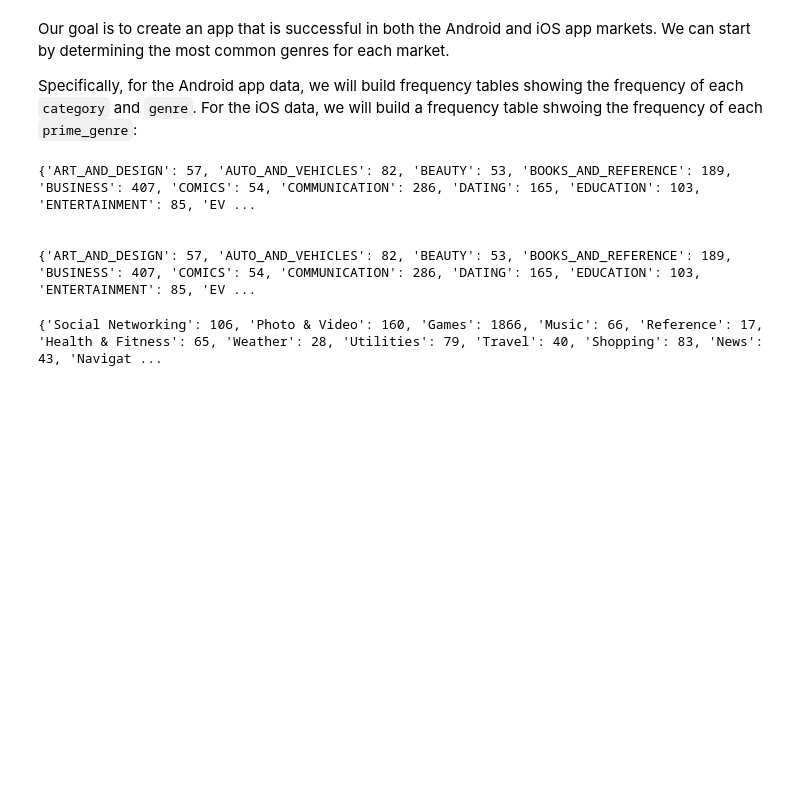
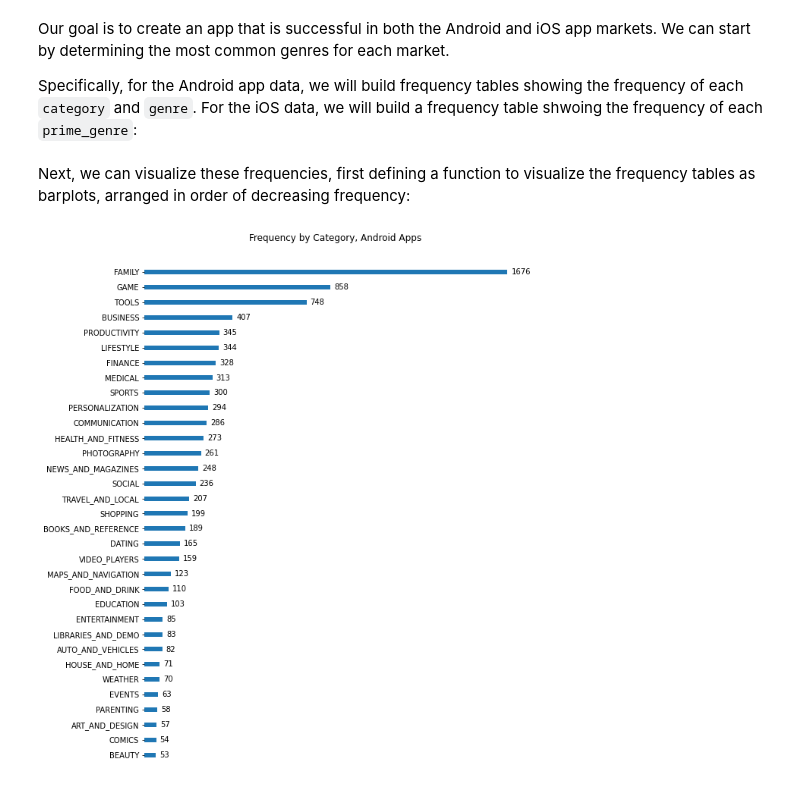
Before and after one commit to shelbybachman/app-ratings, a Jupyter notebook: app-ratings.ipynb, the cells around one changed output. Saved outputs shown, nothing was run; the diff lists cells and outputs as text; code cells hidden in the pictures; blank space fills up the shorter version.

Commit message:
add analysis of apps by category/genre

```diff
--- a/app-ratings.ipynb
+++ b/app-ratings.ipynb
@@ -293,20 +295,57 @@ def freq_table(dataset, index):
 # %%
 # create frequency table for android apps, category
 android_freq_category = freq_table(android_free, 1)
-print(android_freq_category)
-print('\n')
 
 # create frequency table for android apps, genre
-android_freq_genre = freq_table(android_free, 1)
-print(android_freq_genre)
+android_freq_genre = freq_table(android_free, 9)
-# %% [output]
-{'ART_AND_DESIGN': 57, 'AUTO_AND_VEHICLES': 82, 'BEAUTY': 53, 'BOOKS_AND_REFERENCE': 189, 'BUSINESS': 407, 'COMICS': 54, 'COMMUNICATION': 286, 'DATING': 165, 'EDUCATION': 103, 'ENTERTAINMENT': 85, 'EV ...
-
-
-{'ART_AND_DESIGN': 57, 'AUTO_AND_VEHICLES': 82, 'BEAUTY': 53, 'BOOKS_AND_REFERENCE': 189, 'BUSINESS': 407, 'COMICS': 54, 'COMMUNICATION': 286, 'DATING': 165, 'EDUCATION': 103, 'ENTERTAINMENT': 85, 'EV ...
 # %%
 # create frequency table for iOS apps, prime_genre
 ios_freq_genre = freq_table(ios_free, 11)
-print(ios_freq_genre)
-# %% [output]
-{'Social Networking': 106, 'Photo & Video': 160, 'Games': 1866, 'Music': 66, 'Reference': 17, 'Health & Fitness': 65, 'Weather': 28, 'Utilities': 79, 'Travel': 40, 'Shopping': 83, 'News': 43, 'Navigat ...
+# %% [markdown]
+Next, we can visualize these frequencies, first defining a function to visualize the frequency tables as barplots, arranged in order of decreasing frequency:
+# %%
+# function to visualize frequency table
+def plot_freq_table(d, title, height = 13):
+
+    # sort dictionary in descending order of frequency
+    d_sorted = sorted(d.items(), key=lambda x:x[1])
+    d = dict(d_sorted)
+
+    # create vertical barplot
+    plt.figure(figsize=(9, height))
+    axes = plt.axes()
+    axes.get_xaxis().set_visible(False)
+    spines = axes.spines
+    spines['top'].set_visible(False)
+    spines['right'].set_visible(False)
+    spines['bottom'].set_visible(False)
+    spines['left'].set_visible(False)
+    ax = plt.barh(range(len(d)), list(d.values()), height = 0.3)
+    plt.yticks(range(len(d)), list(d.keys()))
+    plt.xticks(range(4), range(4))
+
+    # show label with value for each bar
+    rectangles = ax.patches
+    for rectangle in rectangles:
+        x_value = rectangle.get_width()
+        y_value = rectangle.get_y() + rectangle.get_height() / 2
+        space = 5
+        ha = 'left'
+        label = "{}".format(x_value)
+        if x_value > 0:
+            plt.annotate(
+                label,
+                (x_value, y_value),
+                xytext=(space, 0),
+                textcoords="offset points",
+                va='center',
+                ha=ha)
+
+    # add title and show
+    plt.title(title)
+    plt.show()
+# %%
+# barplot for android apps, category
+plot_freq_table(android_freq_category, 'Frequency by Category, Android Apps')
+# %% [output]
+[figure, added]
```
Also changed, not shown: parts of 17 cells of this notebook.
